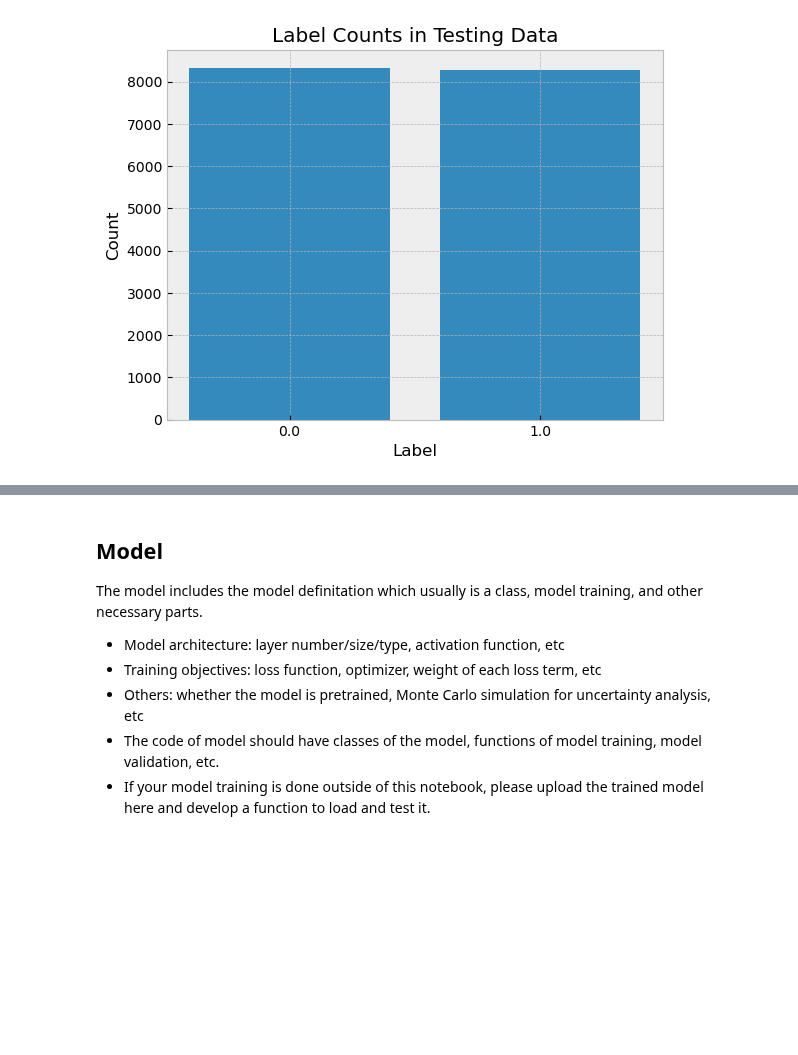
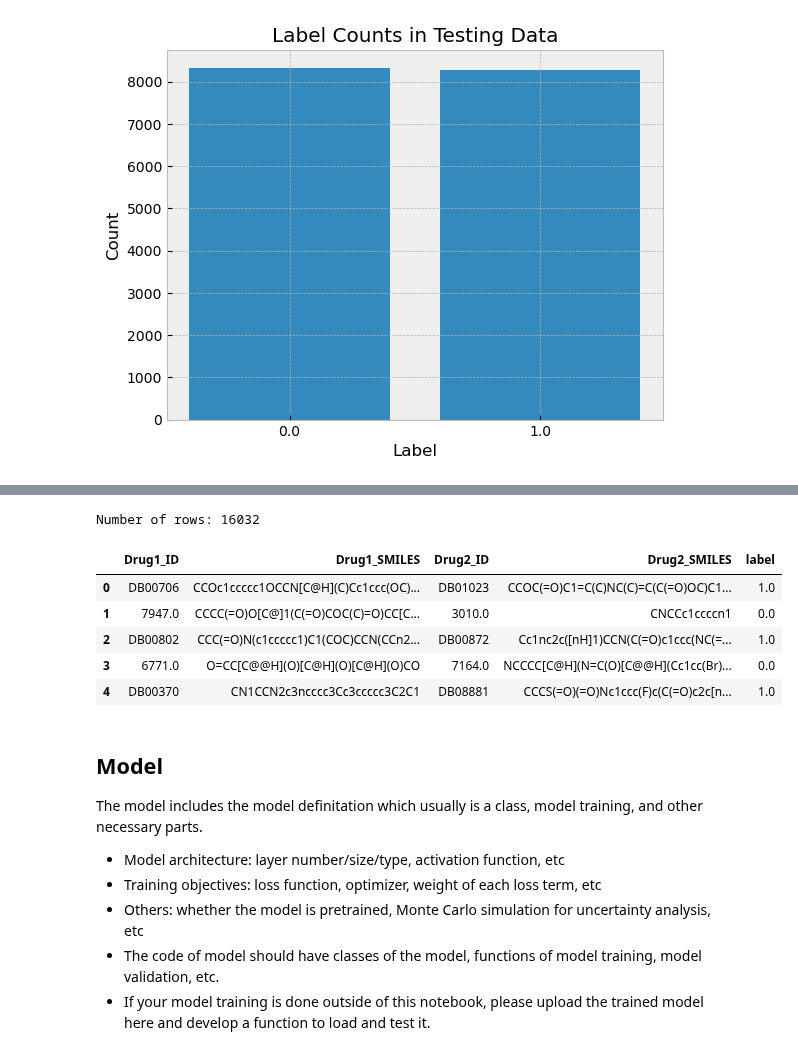
Before and after one commit to lanceyjt/cs598-dlh-team72, a Jupyter notebook: DL4H_Team72.ipynb, the cells around one changed output, grey strips where cells are left out. Cells and saved outputs as stored; diff of their text form; code cells hidden in the pictures; blank space fills up the shorter version.

```diff
--- a/DL4H_Team72.ipynb
+++ b/DL4H_Team72.ipynb
@@ -251,3 +306,16 @@ Name: label, dtype: int64
+# %%
+# Testing Data for Extra Experiment
+df_ddi_exp1_test = pd.read_csv(dataFolder + '/BIOSNAP/sup_test_unseen.csv')
+print("Number of rows:", df_ddi_exp1_test.shape[0])
+df_ddi_exp1_test.head(5)
+# %% [output]
+Number of rows: 16032
+|  | Drug1_ID | Drug1_SMILES | Drug2_ID | Drug2_SMILES | label |
+| 0 | DB00706 | CCOc1ccccc1OCCN[C@H](C)Cc1ccc(OC)... | DB01023 | CCOC(=O)C1=C(C)NC(C)=C(C(=O)OC)C1... | 1.0 |
+| 1 | 7947.0 | CCCC(=O)O[C@]1(C(=O)COC(C)=O)CC[C... | 3010.0 | CNCCc1ccccn1 | 0.0 |
+| 2 | DB00802 | CCC(=O)N(c1ccccc1)C1(COC)CCN(CCn2... | DB00872 | Cc1nc2c([nH]1)CCN(C(=O)c1ccc(NC(=... | 1.0 |
+| 3 | 6771.0 | O=CC[C@@H](O)[C@H](O)[C@H](O)CO | 7164.0 | NCCCC[C@H](N=C(O)[C@@H](Cc1cc(Br)... | 0.0 |
+| 4 | DB00370 | CN1CCN2c3ncccc3Cc3ccccc3C2C1 | DB08881 | CCCS(=O)(=O)Nc1ccc(F)c(C(=O)c2c[n... | 1.0 |
 # %% [markdown]
 ##   Model
 The model includes the model definitation which usually is a class, model training, and other necessary parts.
```
Also changed, not shown: parts of 33 cells of this notebook, 14 other files.
